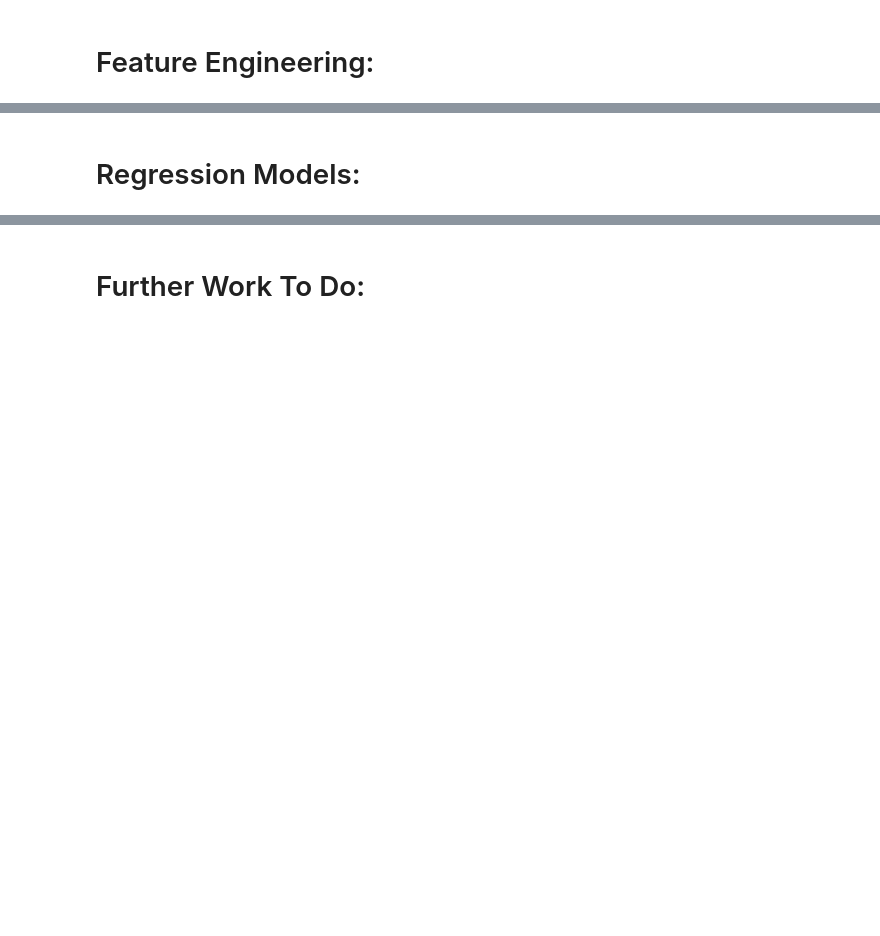
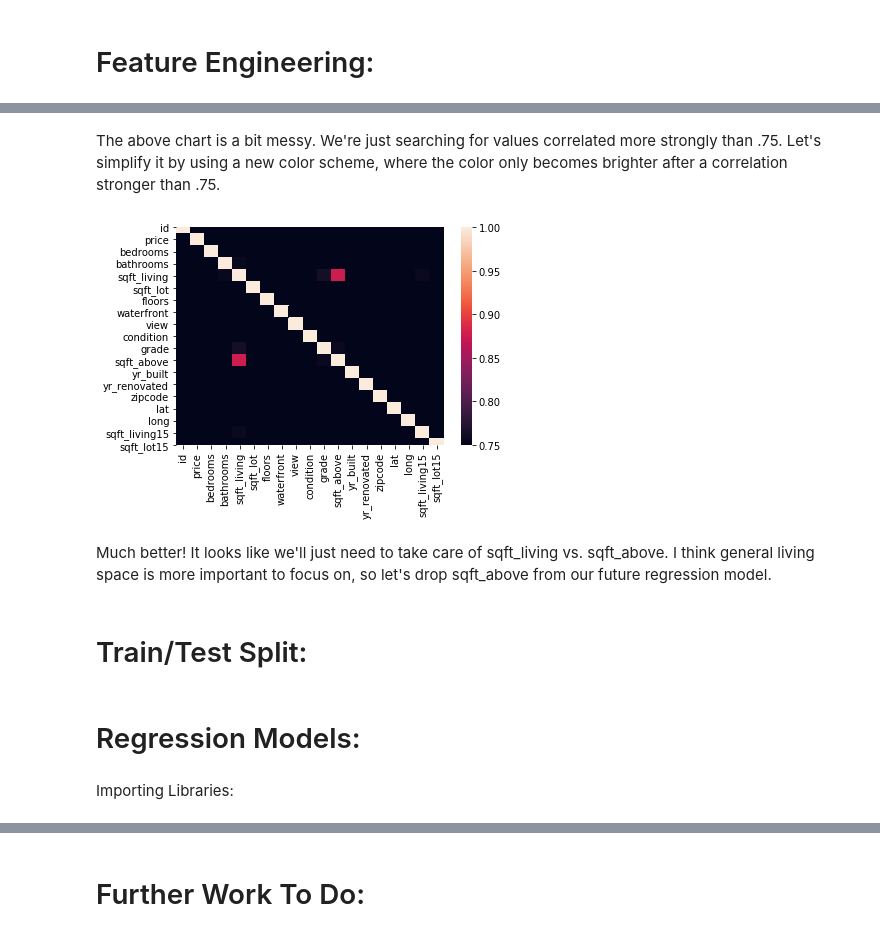
Before and after one commit to thomaskbrown18/Predicting_Home_Prices, a Jupyter notebook: student.ipynb, the cells around one changed output, grey strips where cells are left out. Cells and saved outputs as stored; diff of their text form; code cells hidden in the pictures; blank space fills up the shorter version.

```diff
--- a/student.ipynb
+++ b/student.ipynb
@@ -228,2 +295,14 @@ df['date'] = pd.to_datetime(df['date'])
+# %% [markdown]
+The above chart is a bit messy.  We're just searching for values correlated more strongly than .75.  Let's simplify it by using a new color scheme, where the color only becomes brighter after a correlation stronger than .75.
+# %%
+sns.heatmap(df.corr(), vmin=0.75);
+# %% [output]
+[figure, added]
+# %% [markdown]
+Much better!  It looks like we'll just need to take care of sqft_living vs. sqft_above.  I think general living space is more important to focus on, so let's drop sqft_above from our future regression model.
+# %% [markdown]
+# Train/Test Split:
 # %% [markdown]
 # Regression Models:
+# %% [markdown]
+Importing Libraries:
```
Also changed, not shown: parts of 34 cells of this notebook.
